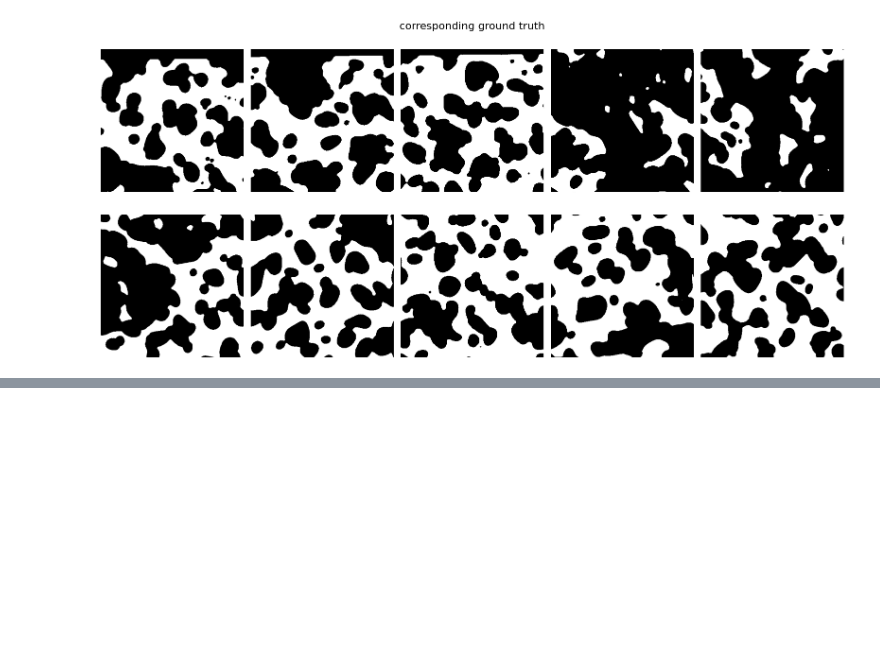
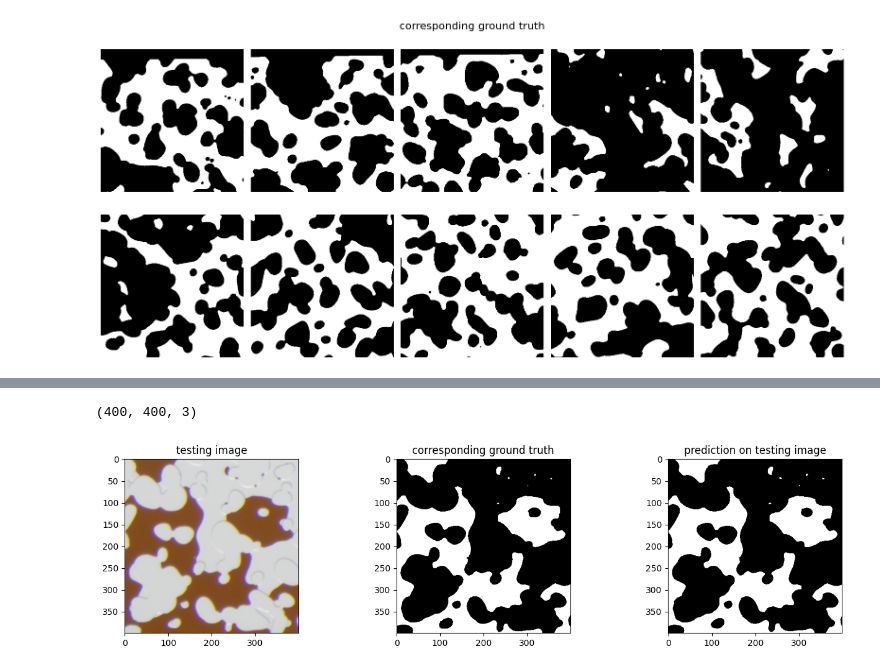
Before and after one commit to DanialArab/Deep-Learning-Study-of-Fluid-Flow-in-Porous-Media, a Jupyter notebook: Deep-Learning-UNET.ipynb, the cells around one changed output, grey strips where cells are left out. Cells and saved outputs as stored; diff of their text form; code cells hidden in the pictures; blank space fills up the shorter version.

Commit message:
model trained 100 epochs predictions incorporated

```diff
--- a/Deep-Learning-UNET.ipynb
+++ b/Deep-Learning-UNET.ipynb
@@ -168,5 +142,5 @@ with tf.device('/GPU:0'):
                                   verbose=1,
                                   batch_size=batch_size,
                                   shuffle=False,
-                                  epochs=50)
+                                  epochs=100)
 # %% [output]
@@ -189,0 +215,36 @@ Epoch 50/50
+# %%
+ground_truth_test_set = []
+path_to_ground_truth_test_set = "C:/Users/dania/Desktop/unet_microfluidic/test_49_ASP/mask_tile_testing/*.*"
+for ground_truth in glob.glob (path_to_ground_truth_test_set):
+    img = cv2.imread(ground_truth, 0)
+    img = cv2.resize(img, (SIZE, SIZE))
+    img = img / 255.
+    ground_truth_test_set.append(img)
+# %%
+import random
+#random.seed(42) # set random seed
+
+test_img_number = random.randint(0, len(test_dataset))
+
+test_img = test_dataset[test_img_number]
+test_img = cv2.cvtColor(test_img, cv2.COLOR_BGR2RGB)
+ground_truth=ground_truth_test_set[test_img_number]
+prediction = prediction_set[test_img_number]
+
+print (test_img.shape)
+plt.figure(figsize=(16, 8))
+plt.subplot(231)
+plt.title('testing image')
+plt.imshow(test_img)
+
+plt.subplot(232)
+plt.title('corresponding ground truth')
+plt.imshow(ground_truth, cmap='gray')
+plt.subplot(233)
+plt.title('prediction on testing image')
+plt.imshow(prediction, cmap='gray')
+
+plt.show()
+# %% [output]
+(400, 400, 3)
+[figure, added]
```
Also changed, not shown: parts of 10 cells of this notebook.
